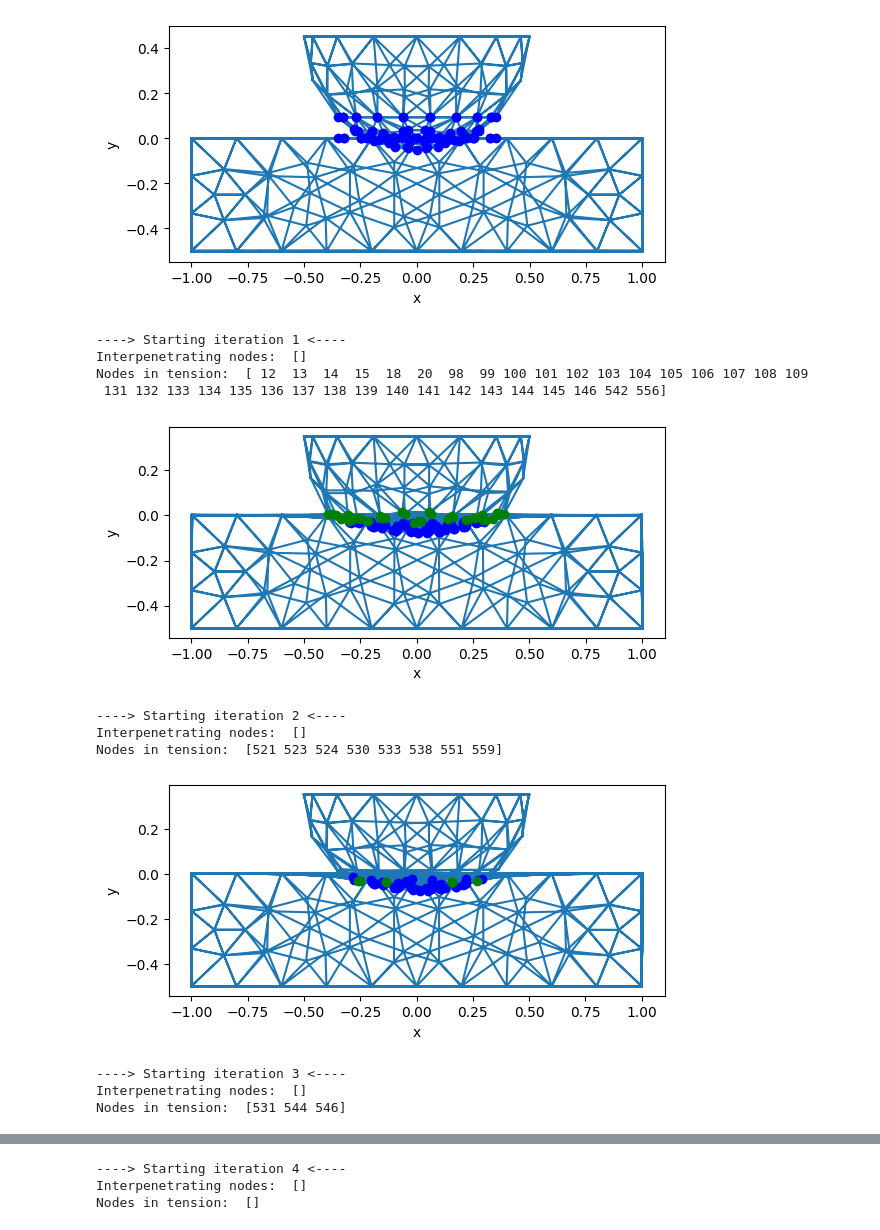
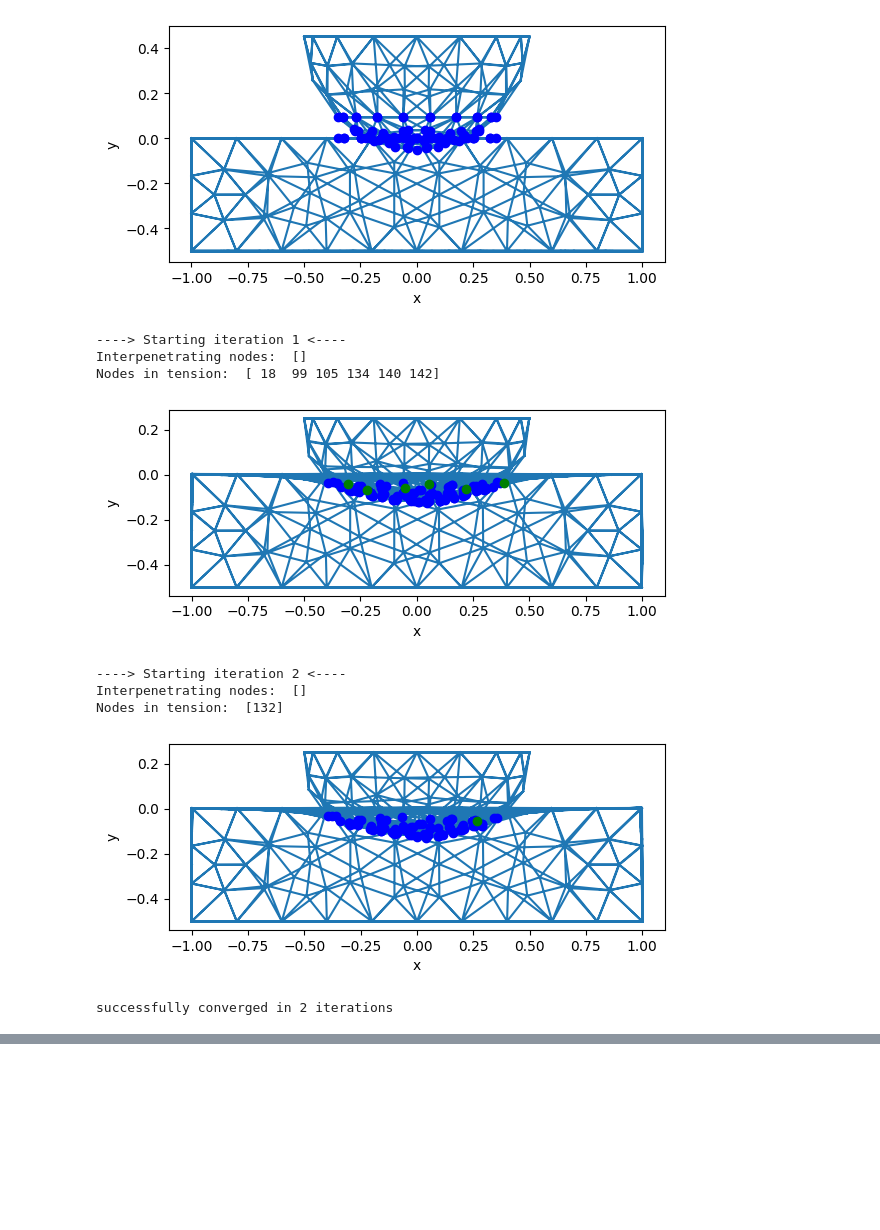
Before and after one commit to FMatti/Internodes-CM, a Jupyter notebook: example3d.ipynb, the cells around one changed output, grey strips where cells are left out. Cells and saved outputs as stored; diff of their text form; code cells hidden in the pictures; blank space fills up the shorter version.

Commit message:
Simplify notebook and add visualization

```diff
--- a/example3d.ipynb
+++ b/example3d.ipynb
@@ -22,37 +27,17 @@ model.applyBC(aka.FixedValue(0., aka._x), 'primary_fixed')
 model.applyBC(aka.FixedValue(0., aka._y), 'primary_fixed')
 model.applyBC(aka.FixedValue(0., aka._z), 'primary_fixed')
 model.applyBC(aka.FixedValue(0., aka._x), 'secondary_fixed')
-model.applyBC(aka.FixedValue(-0.1, aka._y), 'secondary_fixed')
+model.applyBC(aka.FixedValue(-0.2, aka._y), 'secondary_fixed')
 model.applyBC(aka.FixedValue(0., aka._z), 'secondary_fixed')
 
-nodes_top = mesh.getElementGroup('secondary_fixed').getNodeGroup().getNodes().ravel()
-displacements = np.zeros((mesh.getNbNodes(), spatial_dimension))
-displacements[nodes_top, 1] = -0.1
-displacements = displacements.ravel()
-
 internodes_model = ContactMechanicsInternodes(spatial_dimension, mesh, model, 'primary_candidates', 'secondary_candidates')
-
-f_free = model.getExternalForce().ravel()
-f_free = f_free[internodes_model.dofs_free]
-# %%
-def plot_mesh(positions, triangle_indices, nodes_interface=None, nodes_interpenetrating=None, nodes_tension=None):
-    plt.figure()
-    plt.triplot(positions[:, 0], positions[:, 1], triangle_indices)
-    if nodes_interface is not None:
-        plt.scatter(positions[nodes_interface, 0], positions[nodes_interface, 1], color="blue")
-    if nodes_interpenetrating is not None and nodes_tension is not None:
-        plt.scatter(positions[nodes_interpenetrating, 0], positions[nodes_interpenetrating, 1], color="red")
-        plt.scatter(positions[nodes_tension, 0], positions[nodes_tension, 1], color="green")
-    plt.xlabel('x')
-    plt.ylabel('y')
-    plt.axis('scaled')
-    plt.show()
 # %%
 # Plot initial configuration
 nodes_interface = np.union1d(internodes_model.nodes_interface_primary, internodes_model.nodes_interface_secondary)
 plot_mesh(internodes_model.mesh.getNodes(), internodes_model.mesh.getConnectivity(aka._triangle_3), nodes_interface)
 
-for i in range(10):
+max_iter = 10
+for i in range(max_iter):
     print("----> Starting iteration", i+1, "<----")
 
     nodes_interface_primary_old = internodes_model.nodes_interface_primary
@@ -60,48 +45,41 @@ for i in range(10):
 
     # Find the interface nodes
     internodes_model.find_interface_nodes()
 
     # Assemble model
-    internodes_model.assemble_interpolation_matrices()
-    internodes_model.assemble_stiffness_matrix()
-    internodes_model.assemble_interface_mass_matrices()
-    internodes_model.assemble_B_matrices()
-    internodes_model.assemble_internodes_matrix()
-    internodes_model.assemble_force_term(f_free, displacements)
+    internodes_model.assemble_full_model()
 
     # Solve model
-    positions_new, displacements, lambdas = internodes_model.solve_direct(displacements)
+    displacements, lambdas = internodes_model.solve_direct()
 
     # Update the interface nodes and check if it converged
-    converged = internodes_model.update_interface(positions_new, lambdas)
+    converged = internodes_model.update_interface(displacements, lambdas)
 
     nodes_interface = np.union1d(internodes_model.nodes_interface_primary, internodes_model.nodes_interface_secondary)
     nodes_interpenetrating = np.union1d(
         np.setdiff1d(internodes_model.nodes_interface_primary, nodes_interface_primary_old),
         np.setdiff1d(internodes_model.nodes_interface_secondary, nodes_interface_secondary_old))
     nodes_tension = np.union1d(
         np.setdiff1d(nodes_interface_primary_old, internodes_model.nodes_interface_primary),
         np.setdiff1d(nodes_interface_secondary_old, internodes_model.nodes_interface_secondary))
     print("Interpenetrating nodes: ", nodes_interpenetrating)
     print("Nodes in tension: ", nodes_tension)
 
     # Plot the obtained solution
+    positions_new = internodes_model.mesh.getNodes() + displacements
     plot_mesh(positions_new, internodes_model.mesh.getConnectivity(aka._triangle_3), nodes_interface, nodes_interpenetrating, nodes_tension)
 
     if converged:
         print('\nsuccessfully converged in', i+1, 'iterations')
         break
 # %% [output]
 [figure]
 ----> Starting iteration 1 <----
 Interpenetrating nodes:  []
-Nodes in tension:  [ 12  13  14  15  18  20  98  99 100 101 102 103 104 105 106 107 108 109
- 131 132 133 134 135 136 137 138 139 140 141 142 143 144 145 146 542 556]
+Nodes in tension:  [ 18  99 105 134 140 142]
-[figure, old version]
+[figure, new version]
 ----> Starting iteration 2 <----
 Interpenetrating nodes:  []
-Nodes in tension:  [521 523 524 530 533 538 551 559]
+Nodes in tension:  [132]
-[figure, old version]
+[figure, new version]
-----> Starting iteration 3 <----
-Interpenetrating nodes:  []
-Nodes in tension:  [531 544 546]
+successfully converged in 2 iterations
@@ -109,3 +85,0 @@ Nodes in tension:  [531 544 546]
-----> Starting iteration 4 <----
-Interpenetrating nodes:  []
-Nodes in tension:  []
```
Also changed, not shown: parts of 5 cells of this notebook.
